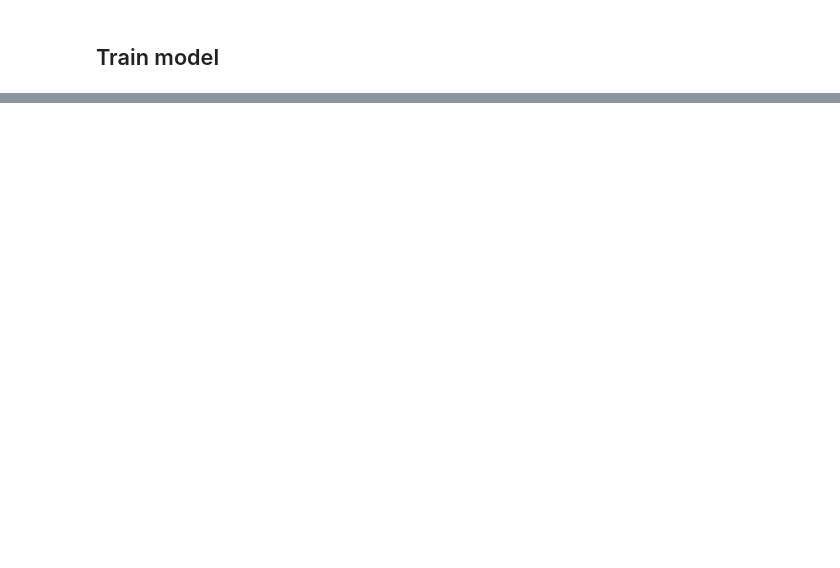
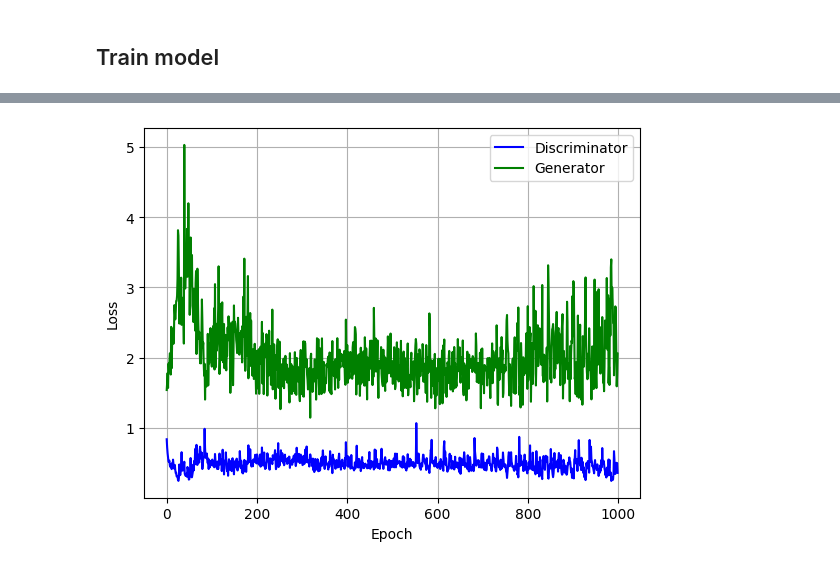
Before and after one commit to AndreDon0/25AIMEPhI, a Jupyter notebook: Homework_19_gan/main.ipynb, the cells around one changed output, grey strips where cells are left out. Saved outputs shown, nothing was run; the diff lists cells and outputs as text; code cells hidden in the pictures; blank space fills up the shorter version.

```diff
--- a/Homework_19_gan/main.ipynb
+++ b/Homework_19_gan/main.ipynb
@@ -85,0 +215,10 @@ optimizer = torch.optim.Adam(gan.parameters(), lr=learning_rate)
+# %%
+plt.plot(trainer.discriminator_loss_history, color='blue', label='Discriminator')
+plt.plot(trainer.generator_loss_history, color='green', label='Generator')
+plt.xlabel('Epoch')
+plt.ylabel('Loss')
+plt.legend()
+plt.grid(True)
+plt.show()
+# %% [output]
+[figure, added]
```
Also changed, not shown: parts of 10 cells of this notebook, 6 other files.
